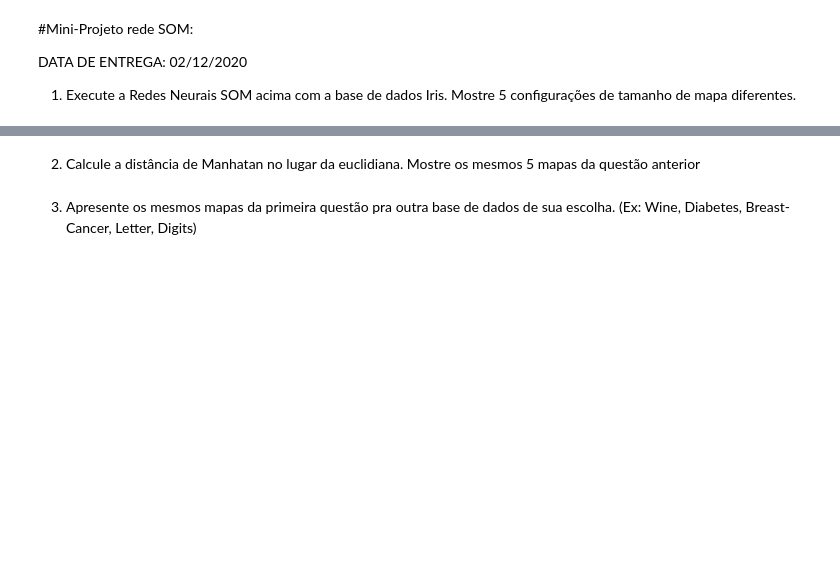
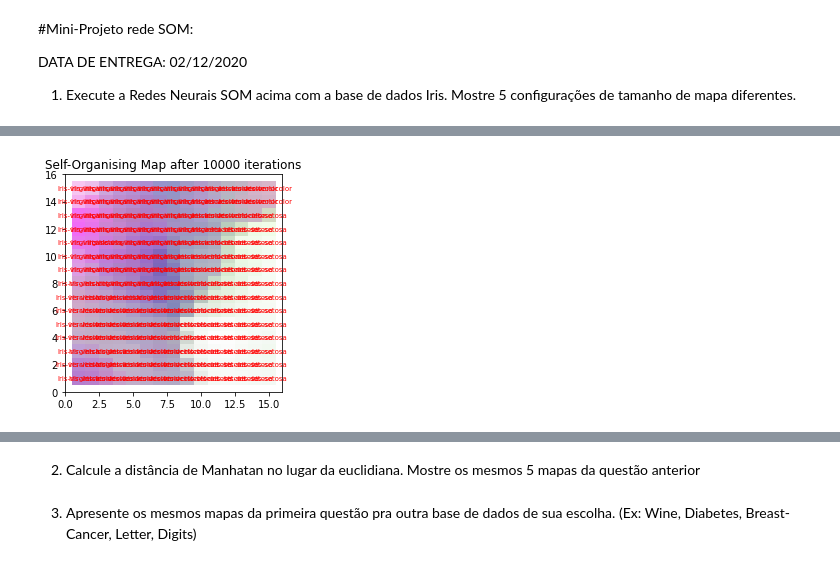
Before and after one commit to luizcalabria/redes_neurais_pos, a Jupyter notebook: Self_Organising_Map.ipynb, the cells around one changed output, grey strips where cells are left out. Saved outputs shown, nothing was run; the diff lists cells and outputs as text; code cells hidden in the pictures; blank space fills up the shorter version.

```diff
--- a/Self_Organising_Map.ipynb
+++ b/Self_Organising_Map.ipynb
@@ -271,22 +328,102 @@ plt.show()
 # %%
-#Tamanho do mapa 7 x 7
-X = 7
-Y = 7
+#Tamanho do mapa 15 x 15
+X = 15
+Y = 15
 network_dimensions = np.array([X, Y])
 
 
 n_iterations = 10000
 #taxa de aprendizado
 init_learning_rate = 0.1
 
 #Normalização dos dados
 normalize_data = True
 # se True, normaliza em relação a toda a base de dados
 # se False, normaliza entre [0 1] levando em conta cada coluna
 normalize_by_column = False
 
 #cria raio inicial de acordo com o tamanho inicial do mapa da SOM
 init_radius = max(network_dimensions[0], network_dimensions[1]) / 2
 
 #constante de tempo que decai com o tempo
 time_constant = n_iterations / np.log(init_radius)
+
+local = 'redes_neurais_pos/RBF/iris.csv'
+
+data,labels = load_data(local, normalize_data,normalize_by_column)
+
+# pega tamanho da base de dados
+m = data.shape[1]
+n = data.shape[0]
+
+#transforma rótulos do conjunto de treinamento em numeros pra mostrar no mapa
+le = preprocessing.LabelEncoder()
+le.fit(labels.values)
+training_labels_transformed = le.transform(labels.values)
+c = le.classes_
+
+label_map = np.zeros((X,Y,len(c)))
+# inicialização dos pesos m=dimensional pra cada neurônio da matriz SOM
+net = np.random.random((network_dimensions[0], network_dimensions[1], m))
+
+for i in range(n_iterations):
+
+    #print('Iteration %d' % i)
+
+    #seleciona um exemplo aleatoriamente da base de dados
+    random_example = np.random.randint(0, n)
+    t = data.iloc[random_example].values.reshape(np.array([m, 1]))
+
+    #calcula neurônio mais próximo a este exemplo (BMU)
+    bmu, bmu_idx = find_bmu(t, net, m)
+
+    #seleciona a classe do exemplo (Apenas pra vias de informação no mapa)
+    class_index = list(c).index(labels[random_example])
+
+    lab = label_map[bmu_idx[0],bmu_idx[1]]
+    lab[class_index] = lab[class_index]+1
+    #associa o neurônio a esta classe
+    label_map[bmu_idx[0],bmu_idx[1]] = lab
+
+    # Decresce os parâmetros da SOM
+    r = decay_radius(init_radius, i, time_constant)
+    l = decay_learning_rate(init_learning_rate, i, n_iterations)
+
+    # Atualiza o vetor de Pesos da rede SOM para todos os neurônios da rede
+    for x in range(net.shape[0]):
+        for y in range(net.shape[1]):
+            w = net[x, y, :].reshape(m, 1)
+            # calcula a distância do neurônio ao neurônio vencedor
+            w_dist = np.sum((np.array([x, y]) - bmu_idx) ** 2)
+            # se distância está dentro do raio estipulado r^2
+            if w_dist <= r**2:
+                # calcula a função de vizinhança
+                influence = compute_neighborhood(w_dist, r)
+                # atualiza os pesos
+                # w(t+1) = w(t) + (learning rate * h * distancia)
+                new_w = w + (l * influence * (t - w))
+                # coloca o novo peso na rede na posição X,Y
+                net[x, y, :] = new_w.reshape(1, m)
+
+fig = plt.figure()
+# setup axes
+ax = fig.add_subplot(111, aspect='equal')
+ax.set_xlim((0, net.shape[0]+1))
+ax.set_ylim((0, net.shape[1]+1))
+ax.set_title('Self-Organising Map after %d iterations' % n_iterations)
+
+# plot the rectangles
+for x in range(1, net.shape[0] + 1):
+    for y in range(1, net.shape[1] + 1):
+        #print(net[x-1,y-1,:])
+        m = label_map[x-1,y-1]
+        name_class = c[np.argmax(m)]
+        ax.add_patch(patches.Rectangle((x-0.5, y-0.5), 1, 1,
+                     facecolor=net[x-1,y-1,:],
+                     edgecolor='none',label='sdsad'))
+        ax.text(x,y, name_class,
+         horizontalalignment='center', verticalalignment='center',
+         fontsize=7, color='red')
+plt.show()
+# %% [output]
+[figure, added]
```
Also changed, not shown: parts of 6 cells of this notebook.
